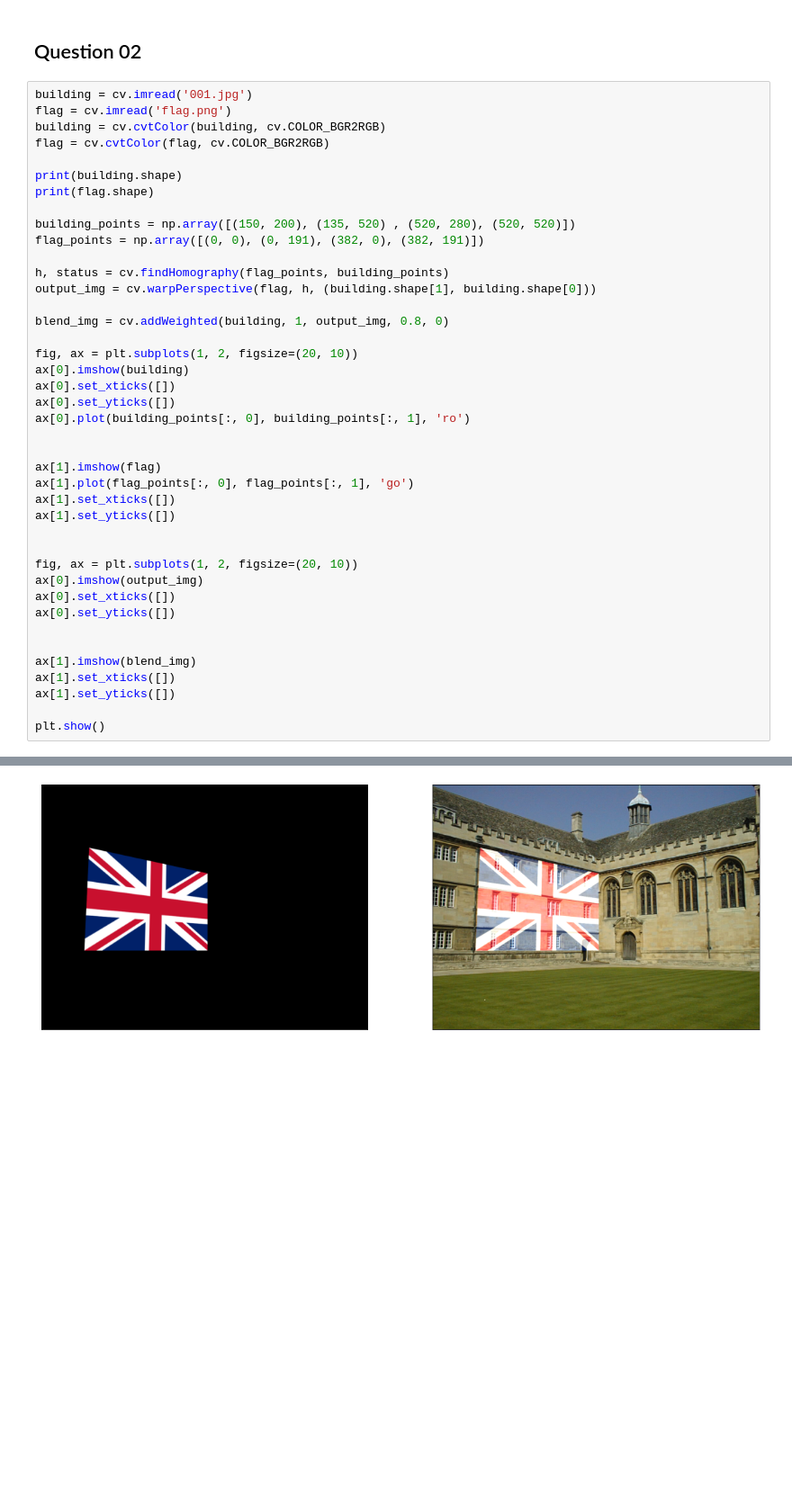
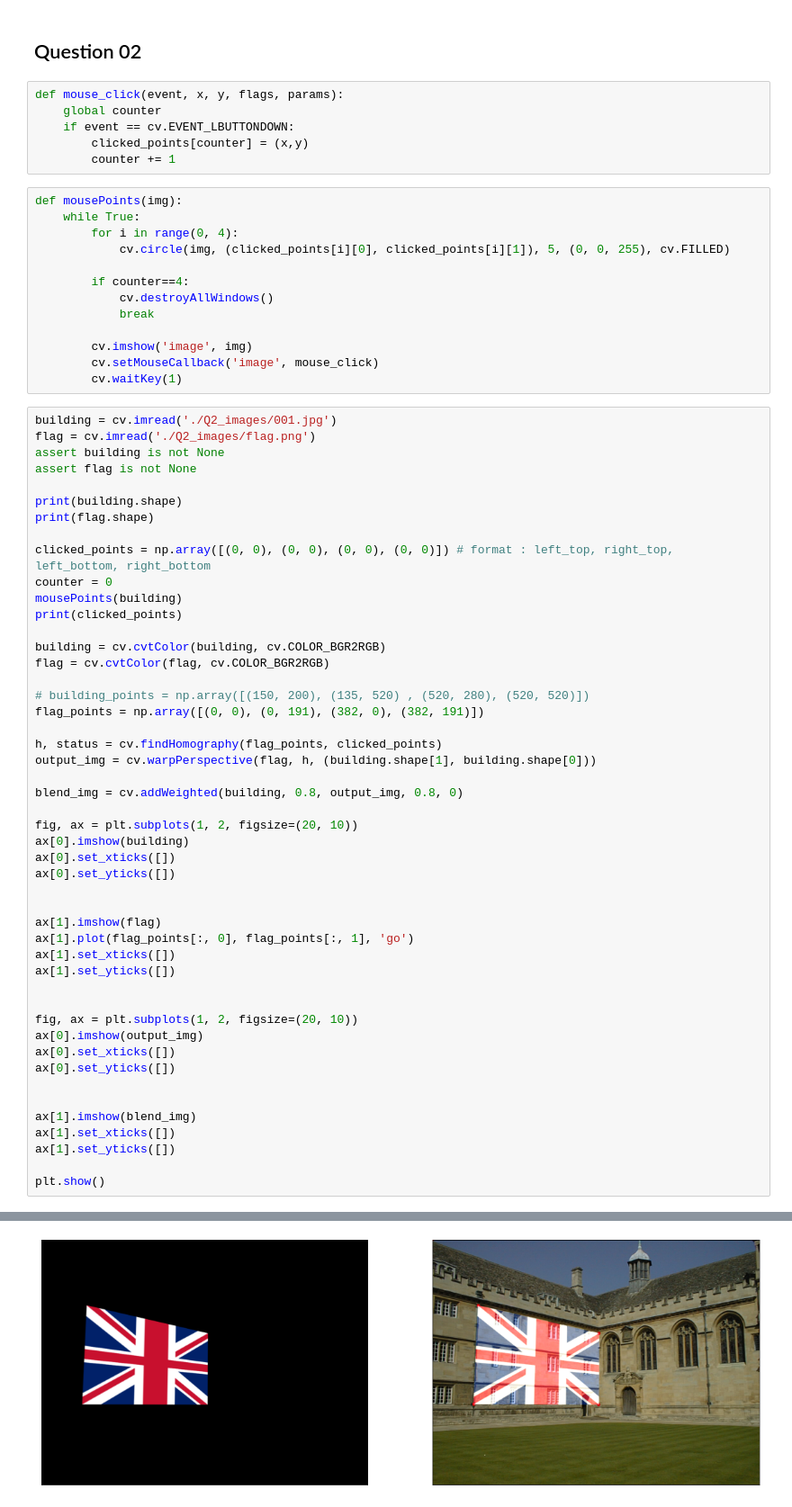
Before and after one commit to ashend99/Image-Processing, a Jupyter notebook: Assignments/Assignment 2/190021A_a02.ipynb, the cells around one changed output, grey strips where cells are left out. Shown at 90% size. Drawn from its saved outputs; the diff is of its cells as text; blank space fills up the shorter version.

```diff
--- a/Assignments/Assignment 2/190021A_a02.ipynb
+++ b/Assignments/Assignment 2/190021A_a02.ipynb
@@ -159,27 +159,53 @@ inlier count : 33
 # %% [markdown]
 ## Question 02
+# %%
+def mouse_click(event, x, y, flags, params):
+    global counter
+    if event == cv.EVENT_LBUTTONDOWN:
+        clicked_points[counter] = (x,y)
+        counter += 1
+# %%
+def mousePoints(img):
+    while True:
+        for i in range(0, 4):
+            cv.circle(img, (clicked_points[i][0], clicked_points[i][1]), 5, (0, 0, 255), cv.FILLED)
+
+        if counter==4:
+            cv.destroyAllWindows()
+            break
+
+        cv.imshow('image', img)
+        cv.setMouseCallback('image', mouse_click)
+        cv.waitKey(1)
 # %%
-building = cv.imread('001.jpg')
-flag = cv.imread('flag.png')
-building = cv.cvtColor(building, cv.COLOR_BGR2RGB)
-flag = cv.cvtColor(flag, cv.COLOR_BGR2RGB)
+building = cv.imread('./Q2_images/001.jpg')
+flag = cv.imread('./Q2_images/flag.png')
+assert building is not None
+assert flag is not None
 
 print(building.shape)
 print(flag.shape)
 
-building_points = np.array([(150, 200), (135, 520) , (520, 280), (520, 520)])
+clicked_points = np.array([(0, 0), (0, 0), (0, 0), (0, 0)]) # format : left_top, right_top, left_bottom, right_bottom
+counter = 0
+mousePoints(building)
+print(clicked_points)
+
+building = cv.cvtColor(building, cv.COLOR_BGR2RGB)
+flag = cv.cvtColor(flag, cv.COLOR_BGR2RGB)
+
+# building_points = np.array([(150, 200), (135, 520) , (520, 280), (520, 520)])
 flag_points = np.array([(0, 0), (0, 191), (382, 0), (382, 191)])
 
-h, status = cv.findHomography(flag_points, building_points)
+h, status = cv.findHomography(flag_points, clicked_points)
 output_img = cv.warpPerspective(flag, h, (building.shape[1], building.shape[0]))
 
-blend_img = cv.addWeighted(building, 1, output_img, 0.8, 0)
+blend_img = cv.addWeighted(building, 0.8, output_img, 0.8, 0)
 
 fig, ax = plt.subplots(1, 2, figsize=(20, 10))
 ax[0].imshow(building)
 ax[0].set_xticks([])
 ax[0].set_yticks([])
-ax[0].plot(building_points[:, 0], building_points[:, 1], 'ro')
 
 
 ax[1].imshow(flag)
@@ -205,2 +235,2 @@ plt.show()
 [figure]
-[figure, old version]
+[figure, new version]
```
Also changed, not shown: parts of 2 cells of this notebook, 6 other files.
